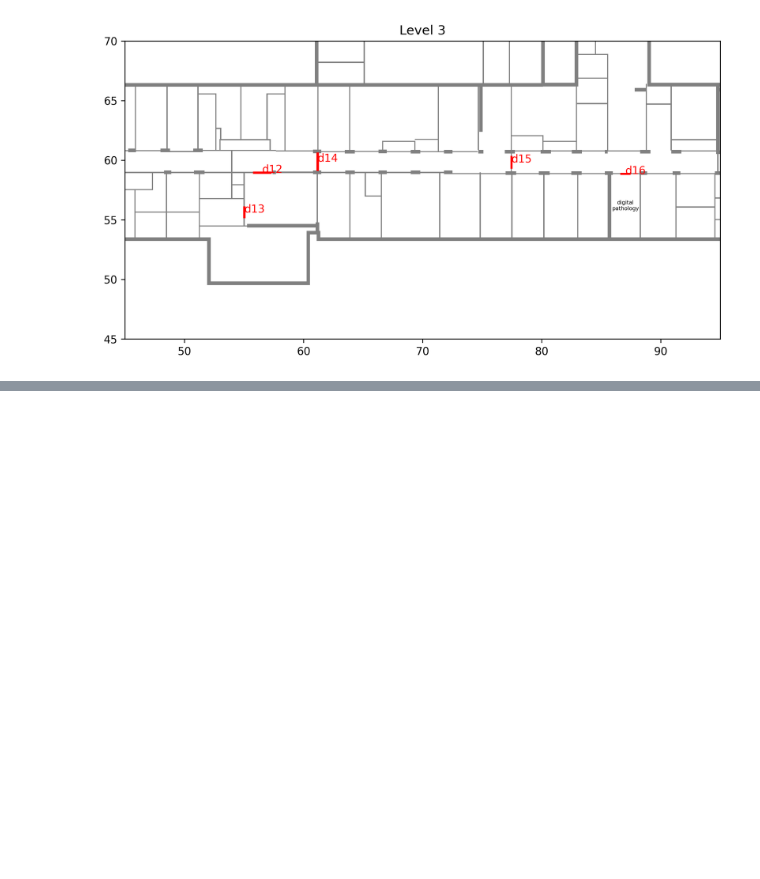
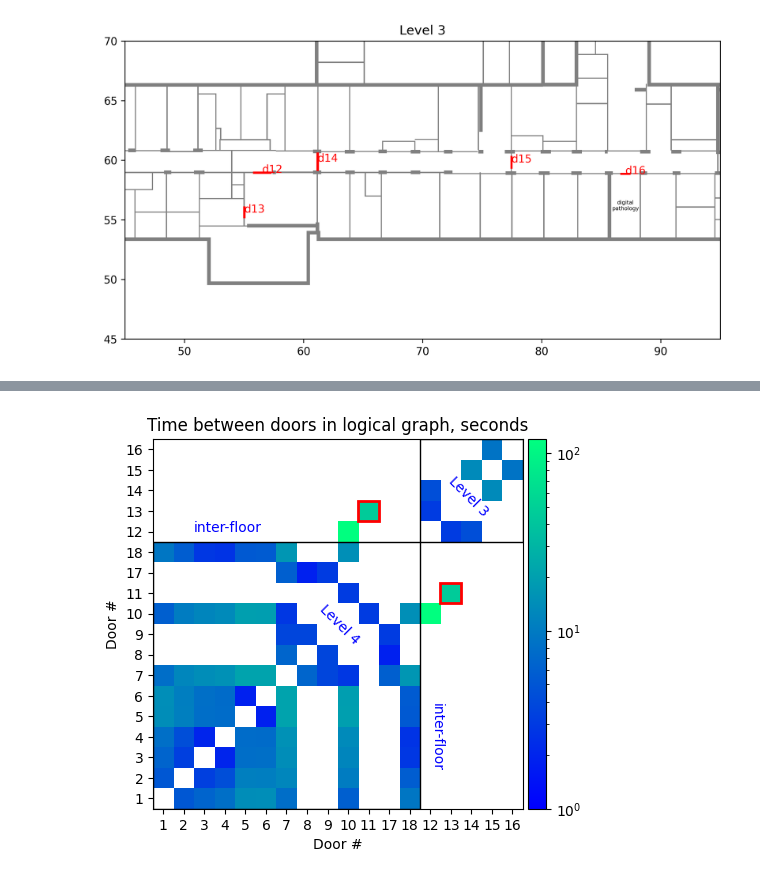
Before and after one commit to yinchi/histopath-bim-des, a Jupyter notebook: paper_rev3/ifc_parsing.ipynb, the cells around one changed output, grey strips where cells are left out. Saved outputs shown, nothing was run; the diff lists cells and outputs as text; code cells hidden in the pictures; blank space fills up the shorter version.

```diff
--- a/paper_rev3/ifc_parsing.ipynb
+++ b/paper_rev3/ifc_parsing.ipynb
@@ -170,0 +160,35 @@ for p, desc in zip(l3_spaces.centroid, l3_spaces.description):
+# %%
+mat = ntx.adjacency_matrix(full_logical_graph).todense()
+
+import matplotlib.pyplot as plt
+from matplotlib.colors import LogNorm
+from matplotlib.patches import Rectangle
+from mpl_toolkits.axes_grid1 import make_axes_locatable
+
+fig, ax = plt.subplots()
+divider = make_axes_locatable(ax)
+cax = divider.append_axes('right', size='5%', pad=0.05)
+
+im = ax.imshow(mat, interpolation="nearest", origin="lower",
+           cmap='winter', norm=LogNorm(vmin=1, vmax=120))
+ax.add_patch(Rectangle((-0.5,-0.5), 13, 13, fill=False, edgecolor='k'))
+ax.add_patch(Rectangle((12.5,12.5), 5, 5, fill=False, edgecolor='k'))
+
+ax.add_patch(Rectangle((9.5,13.5), 1, 1, fill=False, edgecolor='r', linewidth=2))
+ax.add_patch(Rectangle((13.5,9.5), 1, 1, fill=False, edgecolor='r', linewidth=2))
+
+ax.text(1.5,13,'inter-floor', color='b')
+ax.text(7.5,7.5,'Level 4', color='b', rotation=-45)
+ax.text(13,1.5,'inter-floor', rotation=-90, color='b')
+ax.text(13.75,13.75,'Level 3', color='b', rotation=-45)
+fig.colorbar(im, cax=cax, orientation='vertical')
+
+ax.set_xlabel('Door #')
+ax.set_ylabel('Door #')
+ax.set_title('Time between doors in logical graph, seconds')
+
+nodes = [n[1:] for n in full_logical_graph.nodes]
+ax.set_xticks(range(18), nodes)
+_ = ax.set_yticks(range(18), nodes)
+# %% [output]
+[figure, added]
```
Also changed, not shown: parts of 14 cells of this notebook, 1 other file.
